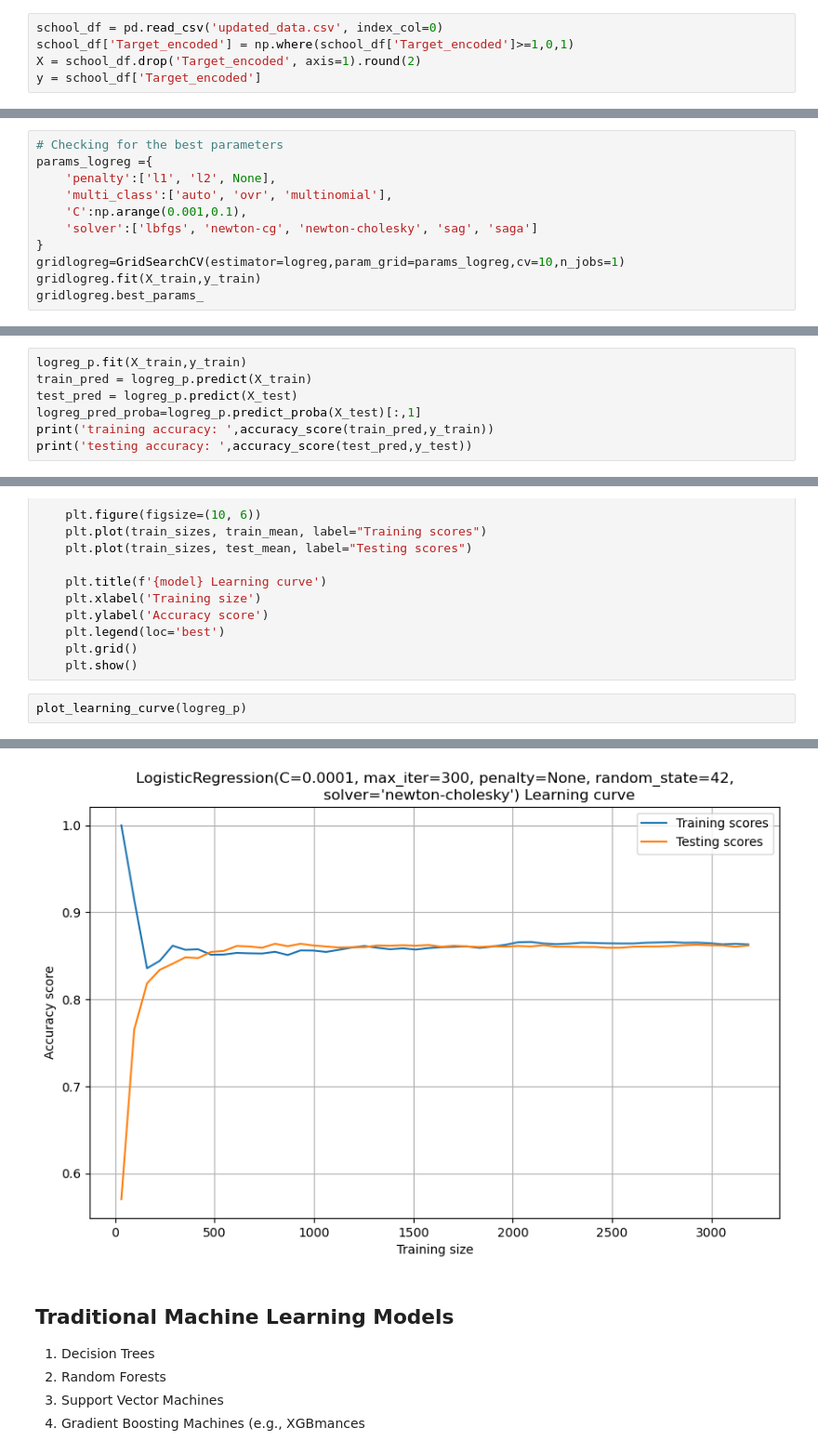
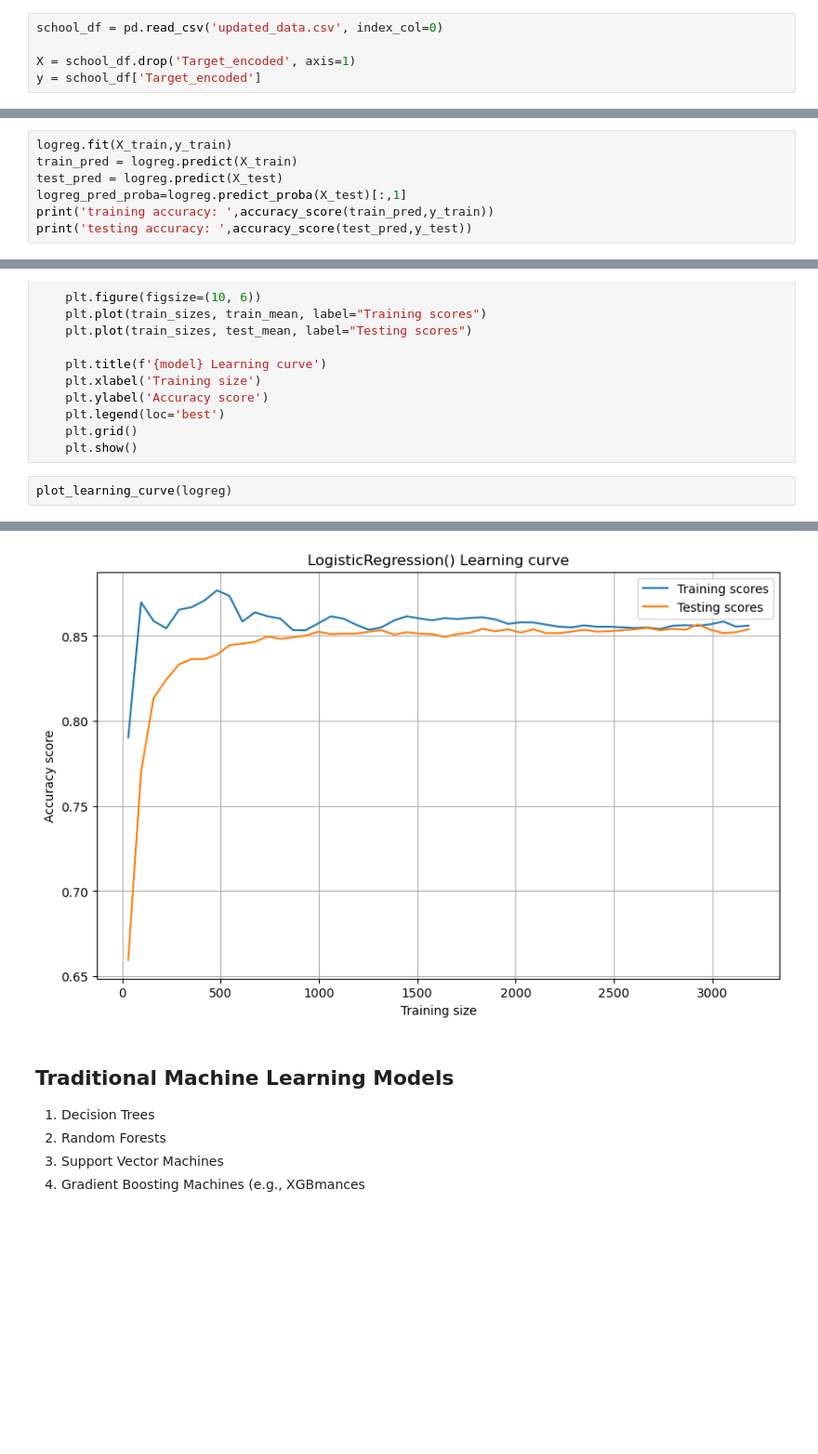
Before and after one commit to ChidiUmeh/3signet-Projects, a Jupyter notebook: week 4 Task/models.ipynb, the cells around one changed output, grey strips where cells are left out. Shown at 93% size. Saved outputs shown, nothing was run; the diff lists cells and outputs as text; blank space fills up the shorter version.

```diff
--- a/week 4 Task/models.ipynb
+++ b/week 4 Task/models.ipynb
@@ -15,6 +15,6 @@ import warnings
 warnings.filterwarnings('ignore')
 # %%
 school_df = pd.read_csv('updated_data.csv', index_col=0)
-school_df['Target_encoded'] = np.where(school_df['Target_encoded']>=1,0,1)
-X = school_df.drop('Target_encoded', axis=1).round(2)
+
+X = school_df.drop('Target_encoded', axis=1)
 y = school_df['Target_encoded']
@@ -44,11 +38,0 @@ logreg.get_params()
-# %%
-# Checking for the best parameters
-params_logreg ={
-    'penalty':['l1', 'l2', None],
-    'multi_class':['auto', 'ovr', 'multinomial'],
-    'C':np.arange(0.001,0.1),
-    'solver':['lbfgs', 'newton-cg', 'newton-cholesky', 'sag', 'saga']
-}
-gridlogreg=GridSearchCV(estimator=logreg,param_grid=params_logreg,cv=10,n_jobs=1)
-gridlogreg.fit(X_train,y_train)
-gridlogreg.best_params_
@@ -69,8 +50,8 @@ Mean cross-validation score: 0.8618227941294153
 # %%
-logreg_p.fit(X_train,y_train)
-train_pred = logreg_p.predict(X_train)
-test_pred = logreg_p.predict(X_test)
-logreg_pred_proba=logreg_p.predict_proba(X_test)[:,1]
+logreg.fit(X_train,y_train)
+train_pred = logreg.predict(X_train)
+test_pred = logreg.predict(X_test)
+logreg_pred_proba=logreg.predict_proba(X_test)[:,1]
 print('training accuracy: ',accuracy_score(train_pred,y_train))
 print('testing accuracy: ',accuracy_score(test_pred,y_test))
 # %% [output]
@@ -129,7 +110,7 @@ def plot_learning_curve(model):
     plt.grid()
     plt.show()
 # %%
-plot_learning_curve(logreg_p)
+plot_learning_curve(logreg)
 # %% [output]
 [learning_curve] Training set sizes: [  31   96  160  224  289  353  417  482  546  611  675  739  804  868
   932  997 1061 1125 1190 1254 1318 1383 1447 1511 1576 1640 1704 1769
@@ -140,4 +121,4 @@ plot_learning_curve(logreg_p)
-[figure, old version]
+[figure, new version]
 # %% [markdown]
 ## Traditional Machine Learning Models
 1. Decision Trees
```
Also changed, not shown: parts of 39 cells of this notebook, 6 other files.
